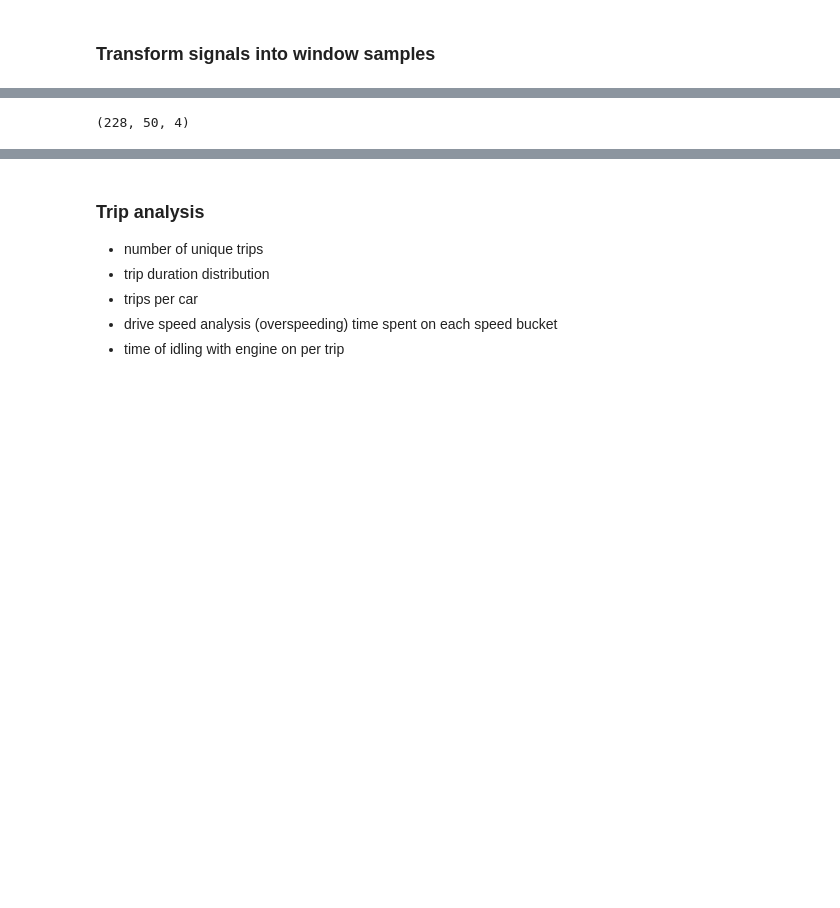
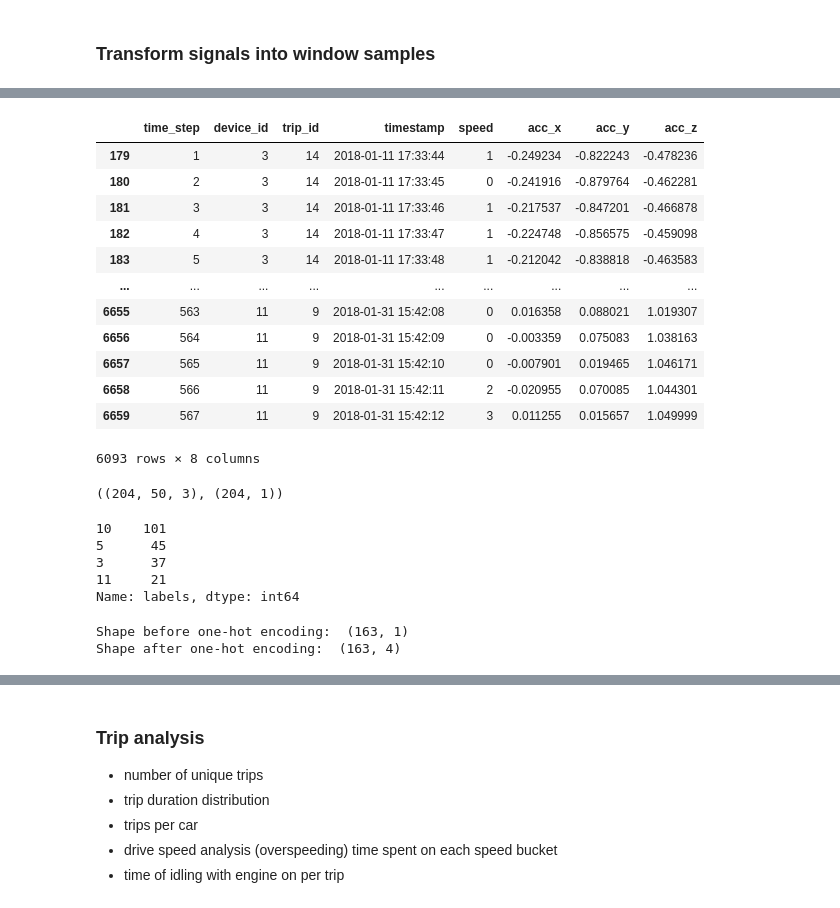
Before and after one commit to qirun-chen/getting-into-telematics, a Jupyter notebook: Driver identification prediction.ipynb, the cells around one changed output, grey strips where cells are left out. Cells and saved outputs as stored; diff of their text form; code cells hidden in the pictures; blank space fills up the shorter version.

```diff
--- a/Driver identification prediction.ipynb
+++ b/Driver identification prediction.ipynb
@@ -174 +216,17 @@ window_samples, labels = create_window_samples(driving_df, window=50, overlap=25
+# %%
+driving_df
+# %% [output]
+|  | time_step | device_id | trip_id | timestamp | speed | acc_x | acc_y | acc_z |
+| 179 | 1 | 3 | 14 | 2018-01-11 17:33:44 | 1 | -0.249234 | -0.822243 | -0.478236 |
+| 180 | 2 | 3 | 14 | 2018-01-11 17:33:45 | 0 | -0.241916 | -0.879764 | -0.462281 |
+| 181 | 3 | 3 | 14 | 2018-01-11 17:33:46 | 1 | -0.217537 | -0.847201 | -0.466878 |
+| 182 | 4 | 3 | 14 | 2018-01-11 17:33:47 | 1 | -0.224748 | -0.856575 | -0.459098 |
+| 183 | 5 | 3 | 14 | 2018-01-11 17:33:48 | 1 | -0.212042 | -0.838818 | -0.463583 |
+| ... | ... | ... | ... | ... | ... | ... | ... | ... |
+| 6655 | 563 | 11 | 9 | 2018-01-31 15:42:08 | 0 | 0.016358 | 0.088021 | 1.019307 |
+| 6656 | 564 | 11 | 9 | 2018-01-31 15:42:09 | 0 | -0.003359 | 0.075083 | 1.038163 |
+| 6657 | 565 | 11 | 9 | 2018-01-31 15:42:10 | 0 | -0.007901 | 0.019465 | 1.046171 |
+| 6658 | 566 | 11 | 9 | 2018-01-31 15:42:11 | 2 | -0.020955 | 0.070085 | 1.044301 |
+| 6659 | 567 | 11 | 9 | 2018-01-31 15:42:12 | 3 | 0.011255 | 0.015657 | 1.049999 |
+6093 rows × 8 columns
 # %%
@@ -185,4 +247,37 @@ signal_window_samples = extract_signals_per_window(driving_df, window_samples, s
 # %%
-signal_window_samples.shape
+signal_window_samples.shape, labels.shape
 # %% [output]
-(228, 50, 4)
+((204, 50, 3), (204, 1))
+# %%
+pd.Series(labels.reshape(-1), name='labels').value_counts()
+# %% [output]
+10    101
+5      45
+3      37
+11     21
+Name: labels, dtype: int64
+# %%
+X = signal_window_samples.copy()
+y = labels.copy()
+
+device_to_label = {category: i for i, category in enumerate(set(y.reshape(-1)))}
+label_to_device = {i: category for i, category in enumerate(set(y.reshape(-1)))}
+device_to_label
+
+for device_id, label in device_to_label.items():
+    y[y == device_id] = label
+
+X_train, X_test, y_train, y_test = train_test_split(X, y, test_size=0.2, shuffle=True, random_state=42)
+
+X_train = X_train.astype('float32')
+X_test = X_test.astype('float32')
+
+# one-hot encoding using keras' numpy-related utilities
+n_classes = len(device_to_label)
+print("Shape before one-hot encoding: ", y_train.shape)
+Y_train = np_utils.to_categorical(y_train, n_classes)
+Y_test = np_utils.to_categorical(y_test, n_classes)
+print("Shape after one-hot encoding: ", Y_train.shape)
+# %% [output]
+Shape before one-hot encoding:  (163, 1)
+Shape after one-hot encoding:  (163, 4)
```
Also changed, not shown: parts of 20 cells of this notebook.
